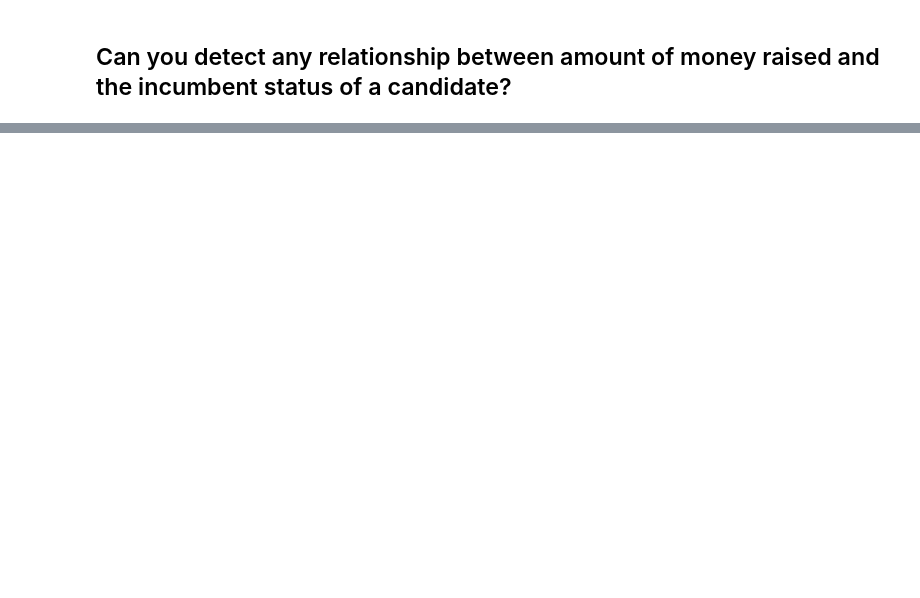
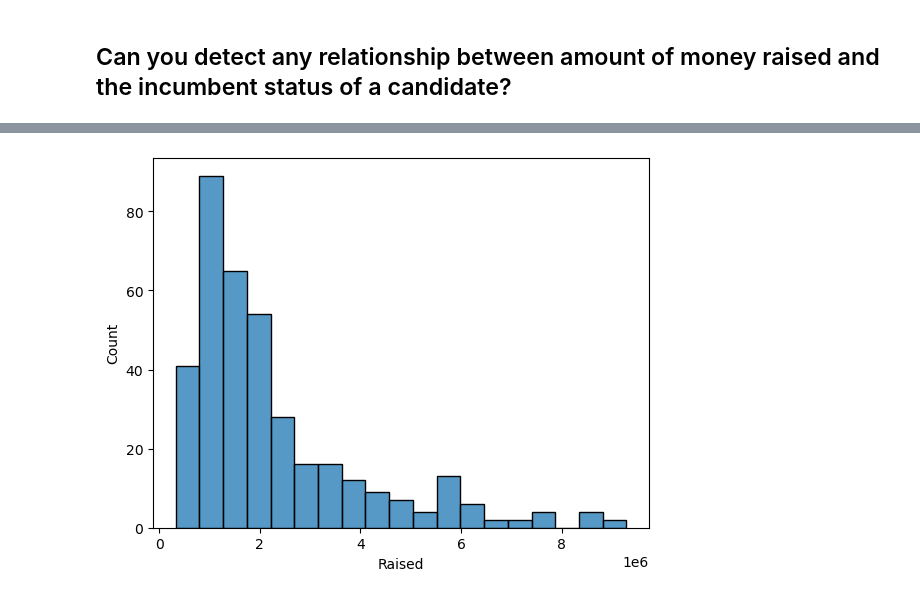
Before and after one commit to nss-data-science-cohort-7/webscraping-open-secrets-boo-tiful-minds, a Jupyter notebook: notebooks/Part2_Updated.ipynb, the cells around one changed output, grey strips where cells are left out. Cells and saved outputs as stored; diff of their text form; code cells hidden in the pictures; blank space fills up the shorter version.

```diff
--- a/notebooks/Part2_Updated.ipynb
+++ b/notebooks/Part2_Updated.ipynb
@@ -50,0 +108,3 @@ winner_df.query("Incumbent == True")['Candidate'].count() / winner_df['Candidate
+# %%
+incumbent_df = rep_df.query("Incumbent == True")
+not_incumbent_df = rep_df.query("Incumbent != True")
@@ -50,0 +145,3 @@ winner_df.query("Incumbent == True")['Candidate'].count() / winner_df['Candidate
+# %%
+incumbent_df = incumbent_df.query("Raised < 10000000")
+incumbent_df.head()
@@ -50,0 +175,4 @@ winner_df.query("Incumbent == True")['Candidate'].count() / winner_df['Candidate
+# %%
+sns.histplot(incumbent_df, x = 'Raised');
+# %% [output]
+[figure, added]
```
Also changed, not shown: parts of 37 cells of this notebook, 5 other files.
